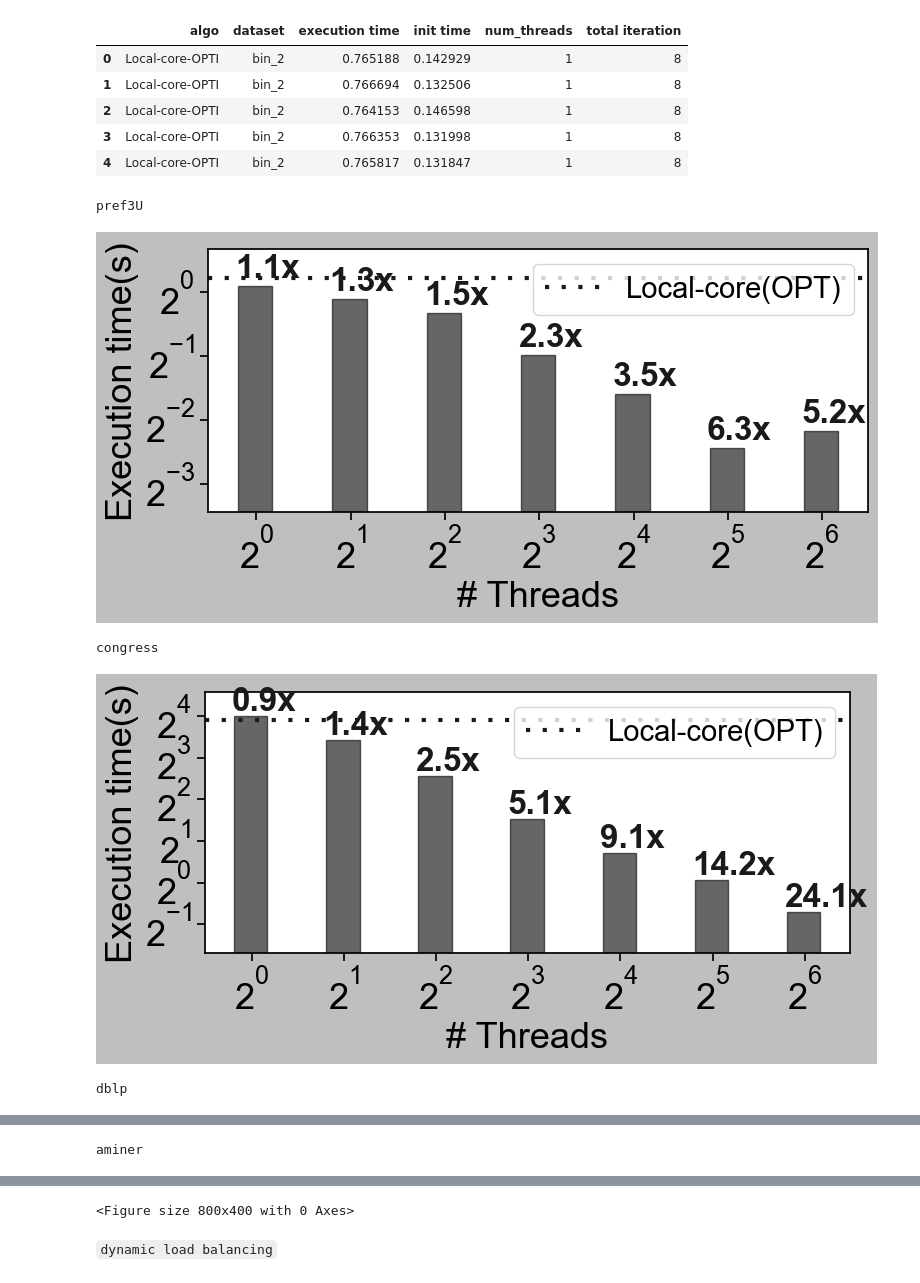
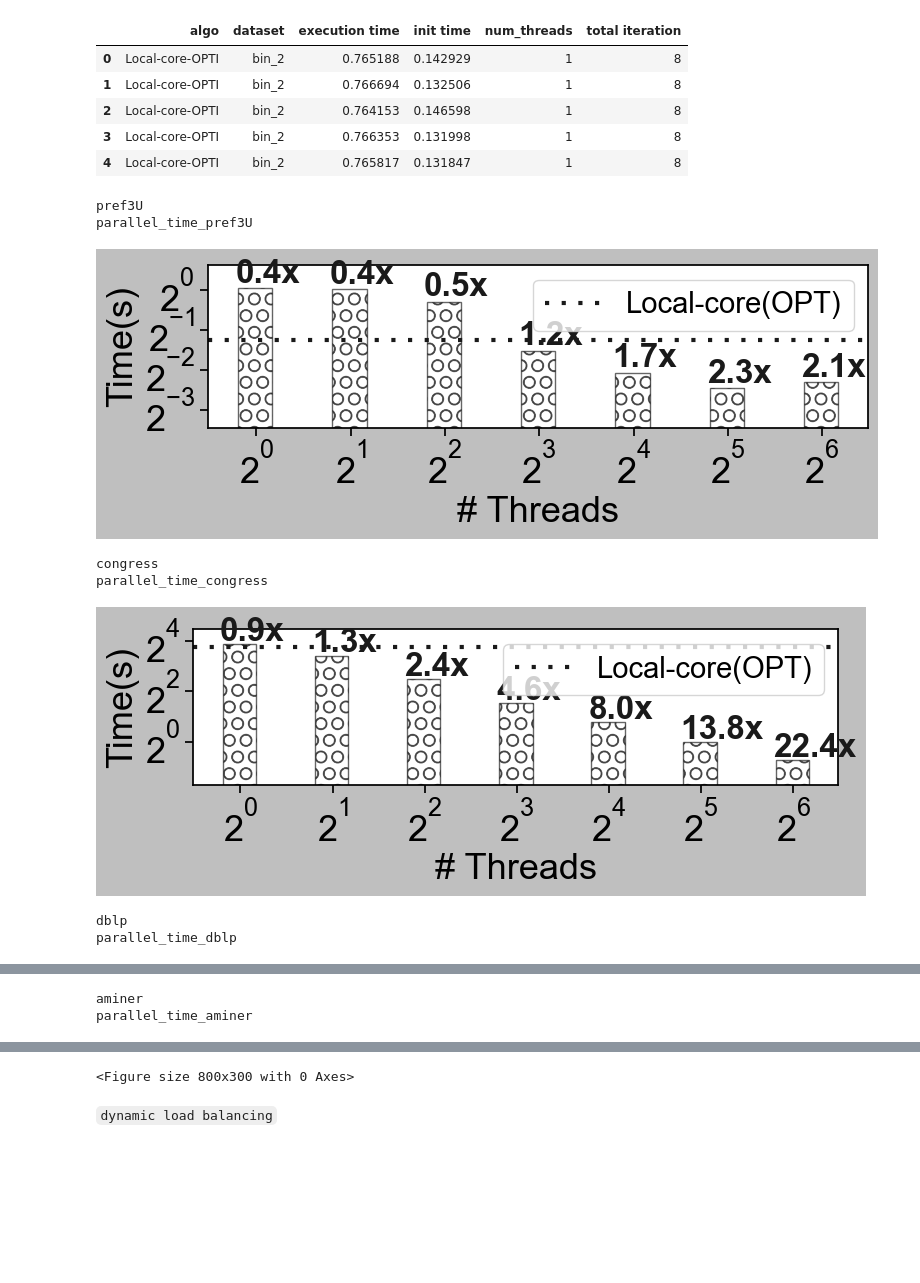
Before and after one commit to toggled/vldbsubmission, a Jupyter notebook: notebooks/plots(woInit).ipynb, the cells around one changed output, grey strips where cells are left out. Saved outputs shown, nothing was run; the diff lists cells and outputs as text; code cells hidden in the pictures; blank space fills up the shorter version.

```diff
--- a/notebooks/plots(woInit).ipynb
+++ b/notebooks/plots(woInit).ipynb
@@ -478,11 +537,13 @@ labelsize = 20
 # %%
 df1 = pd.read_csv(output_folder+"results.csv", header = None)
 df1.columns = ['algo', 'dataset',  'execution time', 'init time', "num_threads", "total iteration"]
-df2 = pd.read_csv(parallel_outfolder+"results.csv", header = None)
+df2 = pd.read_csv(parallel_outfolder+"bresults.csv", header = None)
 df2.columns = ['algo', 'dataset', 'execution time','init time',  "num_threads", "total iteration"]
 df2 = df2[df2.num_threads == 64].copy()
 df = pd.concat([df1,df2])
 print(df.shape)
 print(df.dataset.unique())
 df.head()
+dfT = df.copy()
+dfT['total'] = dfT['execution time']+dfT['init time']
 # %% [output]
@@ -524,7 +581,10 @@ good_name_algo = {
     'Local-core-OPTII': "Local+I+II",
     'Local-core-OPTIII': "Local+I+II+III",
     'Local-core-OPTIV': "Local-core(OPT)",
-    'LocalP(B+CSR)2': "Local-core(P)/64T"
+    'LocalP(B+CSR)2': "Local-core(P)",
+    'kdcore': '(k,d)-core',
+    'clique': 'cliqueG-Local',
+    'bipartite': 'D2biparatiteG-Local'
 }
 
 good_name_dataset = {
@@ -537,6 +597,20 @@ good_name_dataset = {
     "dblp": "dblp",
     'aminer': 'aminer'
 }
+hatches = ['/', '\\', '|', '-', '+', 'x', 'o', 'O', '.', '*']
+hatch_dict = {
+    'Peel' : "/",
+    'E-Peel': "//",
+    'Local-core': "\\",
+    'Local-core-OPTI': "\\",
+    'Local-core-OPTII': "\\",
+    'Local-core-OPTIII': "\\",
+    'Local-core-OPTIV': "\\",
+    'LocalP(B+CSR)2': "O",
+    'kdcore': '.',
+    'clique': 'x',
+    'bipartite': '+'
+}
 order=["Peel", "E-Peel", "Local-core-OPTIV"]
 # order=["Peel", "E-Peel", "Local-I","Local-II","Local-III"]
 linewidth= 2
@@ -920,11 +1483,11 @@ df.head()
 from matplotlib import pyplot as plt
 from matplotlib.ticker import MaxNLocator
 # import seaborn as sns
-sns.set(rc={'figure.figsize':(8,4)})
+sns.set(rc={'figure.figsize':(8,3)})
 sns.set_style("ticks")
 plt.style.use('grayscale')
 
-save = True
+save = False
 
 include_algos = ['LocalP(B+CSR)2']
 reference_algs = ['Local-core-OPTIV'] # Reference against.
@@ -970,13 +1533,15 @@ for dp in include_datasets:
         # graph = sns.scatterplot(x='num_threads', y=y_axis, hue='algo', data=working_df2, palette='colorblind')
         # sns.lineplot(x='num_threads', y=y_axis, hue='algo', data=working_df2, palette='colorblind', marker = markers[i], label = alg)
         # plt.plot(working_df2['num_threads'][:thread_lim], working_df2[y_axis][:thread_lim],marker = markers[i], label = good_name_algo[alg],color = 'k')
-        plt.bar(x = working_df2['num_threads'][:thread_lim], height = working_df2[y_axis][:thread_lim], width = working_df2['num_threads'][:thread_lim]/4, alpha = 0.6)
+        ax = plt.bar(x = working_df2['num_threads'][:thread_lim], height = working_df2[y_axis][:thread_lim], width = working_df2['num_threads'][:thread_lim]/4, alpha = 0.6)
         for i,v in enumerate(working_df2['num_threads'][:thread_lim]):
             speedup = "{:.1f}x".format(ref_mean/ working_df2[y_axis][:thread_lim].values[i])
             # print(working_df2[y_axis][:thread_lim].values[i], speedup)
             plt.text(v-working_df2['num_threads'][:thread_lim].values[i]/7, working_df2[y_axis][:thread_lim].values[i]*1.1,str(speedup) , \
                      color='k', fontweight='bold',fontsize = fontsize-4)
-
+        for i,thisbar in enumerate(ax.patches):
+            thisbar.set_hatch(hatch_dict['LocalP(B+CSR)2'])
+            thisbar.set_facecolor('w')
 
         # plt.xticks(working_df2['num_threads'])
         # print(working_df2['num_threads'].values)
@@ -986,7 +1551,7 @@ for dp in include_datasets:
         plt.axhline(ref_mean,color = 'k',linestyle = '--',dashes=(1, 3), label = good_name_algo[alg],linewidth = 3)
         plt.xlabel('# Threads', fontsize=fontsize-2)
         # plt.ylabel("Speedup", fontsize=fontsize)
-        plt.ylabel('Execution time(s)', fontsize=fontsize-2)
+        plt.ylabel('Time(s)', fontsize=fontsize-2)
         plt.yscale("log",base = 2)
         plt.xscale("log", base=2)
         plt.xticks(fontsize=fontsize-2)
@@ -1015,34 +1580,37 @@ for dp in include_datasets:
     # # working_df['param_s'] = working_df['param_s'].astype(int)
     # # working_df = working_df.replace({"algo": good_name_algo})
     # working_df = working_df.replace({"dataset": good_name_dataset})
     # include_datasets = [good_name_dataset[d] for d in include_datasets]
     # y_axis = 'execution time'
 
     # print(working_df.groupby(['dataset','algo'])['execution time'].mean())
     # # _min = working_df[y_axis].min()
     # # donotdrawline = working_df[y_axis].max() <= 20*_min
     # # working_df[y_axis] = working_df[y_axis].apply(lambda x: [x, 20*_min][x > 20*_min] )
     # ax = sns.barplot(x='dataset', y=y_axis, hue='algo', data=working_df, palette='colorblind', hue_order = order, order = include_datasets)
     # ax.yaxis.set_major_locator(MaxNLocator(5))
     # plt.xlabel('Dataset', fontsize=fontsize)
     # plt.ylabel(good_name[y_axis], fontsize=fontsize)
     # # plt.yscale("log")
     # plt.xticks(fontsize=fontsize)
     # plt.yticks(fontsize=fontsize)
     # # plt.
     # # ()
     # plt.legend(loc = 'upper center', bbox_to_anchor=(0.6,1), fontsize=labelsize-6)
     # plt.tight_layout()
     # filename = ("small " + y_axis).replace(" ", "_")
     # if(save):
     #     plt.savefig("results_final/fig/" + filename + ".pdf")
     # else:
     #     print(filename)
     #     plt.show()
     # plt.clf()
 # %% [output]
 pref3U
+parallel_time_pref3U
-[figure, old version]
+[figure, new version]
 congress
+parallel_time_congress
-[figure, old version]
+[figure, new version]
 dblp
+parallel_time_dblp
@@ -1050 +1618,2 @@ dblp
 aminer
+parallel_time_aminer
@@ -1052,4 +1621,4 @@ aminer
-<Figure size 800x400 with 0 Axes>
+<Figure size 800x300 with 0 Axes>
 # %% [markdown]
 ``dynamic load balancing``
 # %%
```
Also changed, not shown: parts of 17 cells of this notebook, 9 other files.
